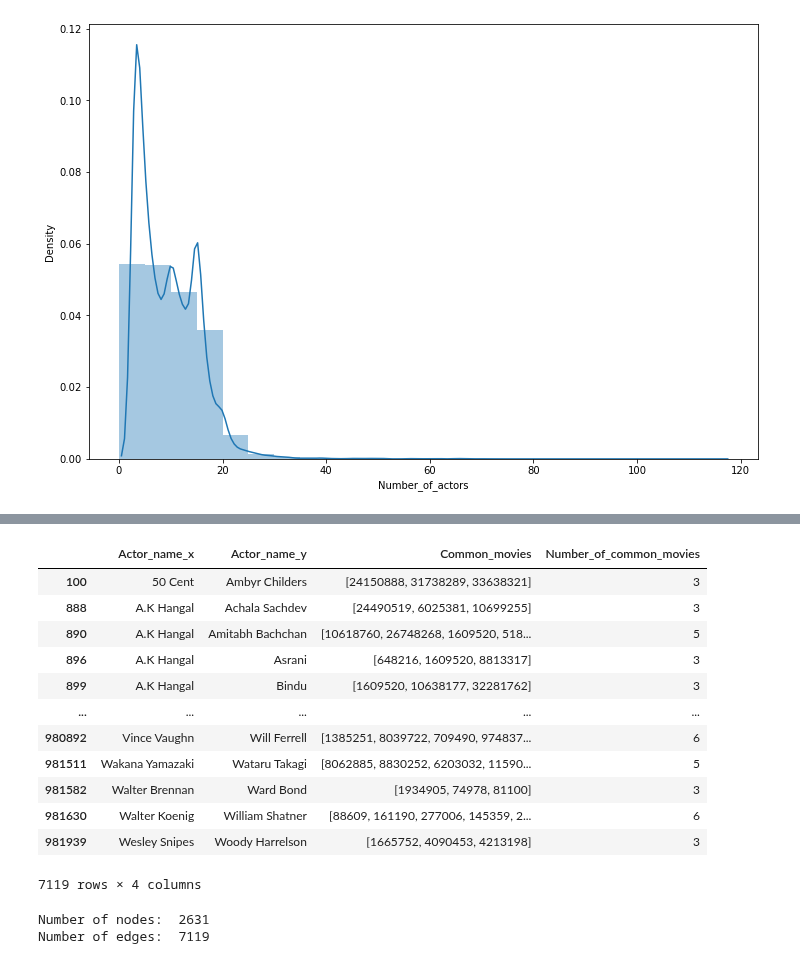
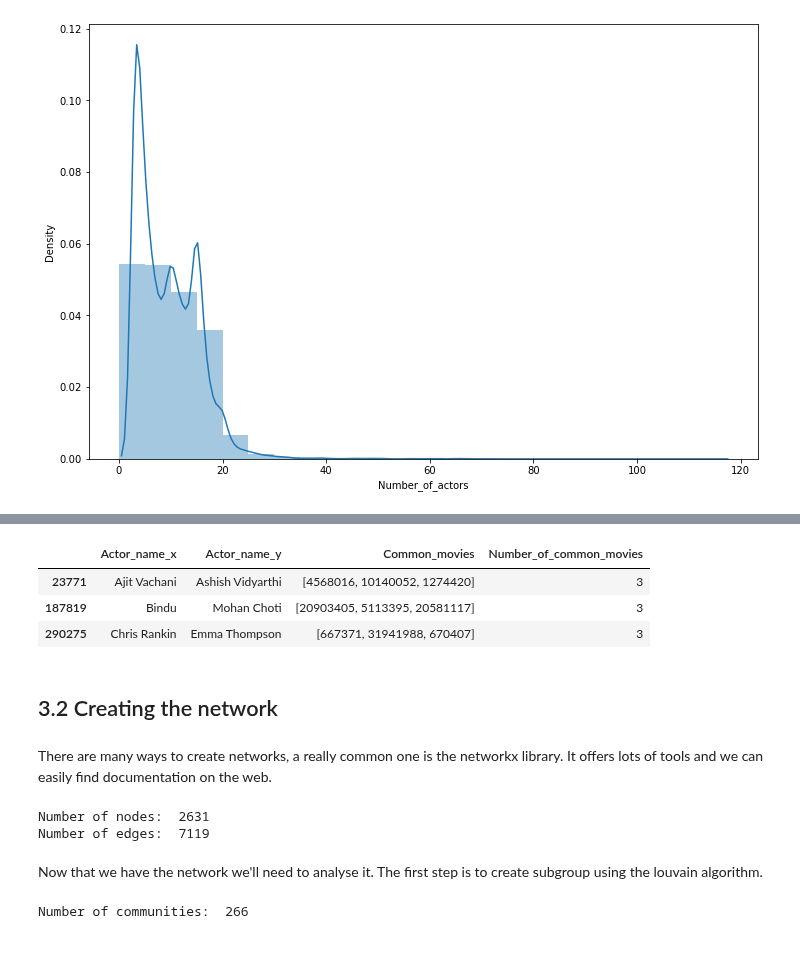
Before and after one commit to epfl-ada/ada-2022-project-addaxx, a Jupyter notebook: CMU.ipynb, the cells around one changed output, grey strips where cells are left out. Cells and saved outputs as stored; diff of their text form; code cells hidden in the pictures.

```diff
--- a/CMU.ipynb
+++ b/CMU.ipynb
@@ -180,21 +217,16 @@ actors_pairs_common_movies['Number_of_common_movies'] = actors_pairs_common_movi
 # filter the dataframe to keep only the pairs that acted in more than 2 movies together
 actors_pairs_common_movies_filtered = actors_pairs_common_movies[actors_pairs_common_movies['Number_of_common_movies'] > 2]
 # %%
-actors_pairs_common_movies_filtered
+actors_pairs_common_movies_filtered.sample(3)
 # %% [output]
 |  | Actor_name_x | Actor_name_y | Common_movies | Number_of_common_movies |
-| 100 | 50 Cent | Ambyr Childers | [24150888, 31738289, 33638321] | 3 |
-| 888 | A.K Hangal | Achala Sachdev | [24490519, 6025381, 10699255] | 3 |
-| 890 | A.K Hangal | Amitabh Bachchan | [10618760, 26748268, 1609520, 518... | 5 |
-| 896 | A.K Hangal | Asrani | [648216, 1609520, 8813317] | 3 |
-| 899 | A.K Hangal | Bindu | [1609520, 10638177, 32281762] | 3 |
-| ... | ... | ... | ... | ... |
-| 980892 | Vince Vaughn | Will Ferrell | [1385251, 8039722, 709490, 974837... | 6 |
-| 981511 | Wakana Yamazaki | Wataru Takagi | [8062885, 8830252, 6203032, 11590... | 5 |
-| 981582 | Walter Brennan | Ward Bond | [1934905, 74978, 81100] | 3 |
-| 981630 | Walter Koenig | William Shatner | [88609, 161190, 277006, 145359, 2... | 6 |
-| 981939 | Wesley Snipes | Woody Harrelson | [1665752, 4090453, 4213198] | 3 |
+| 23771 | Ajit Vachani | Ashish Vidyarthi | [4568016, 10140052, 1274420] | 3 |
+| 187819 | Bindu | Mohan Choti | [20903405, 5113395, 20581117] | 3 |
+| 290275 | Chris Rankin | Emma Thompson | [667371, 31941988, 670407] | 3 |
-7119 rows × 4 columns
+# %% [markdown]
+## 3.2 Creating the network
+# %% [markdown]
+There are many ways to create networks, a really common one is the networkx library. It offers lots of tools and we can easily find documentation on the web.
 # %%
 # create a non directed graph from the dataframe
 G = nx.from_pandas_edgelist(actors_pairs_common_movies_filtered, source='Actor_name_x', target='Actor_name_y', edge_attr='Number_of_common_movies')
@@ -204,4 +236,16 @@ print('Number of edges: ', G.number_of_edges())
 # %% [output]
 Number of nodes:  2631
 Number of edges:  7119
+# %% [markdown]
+Now that we have the network we'll need to analyse it. The first step is to create subgroup using the louvain algorithm.
+# %%
+# make partitions of the graph
+coms = algorithms.louvain(G, weight='Number_of_common_movies')
+
+# make subgraphs from the partitions
+subgraphs = [G.subgraph(c) for c in coms.communities]
+# show the number of subgraphs
+print('Number of communities: ', len(subgraphs))
+# %% [output]
+Number of communities:  266
 # %%
```
Also changed, not shown: parts of 43 cells of this notebook, 1 other file.
